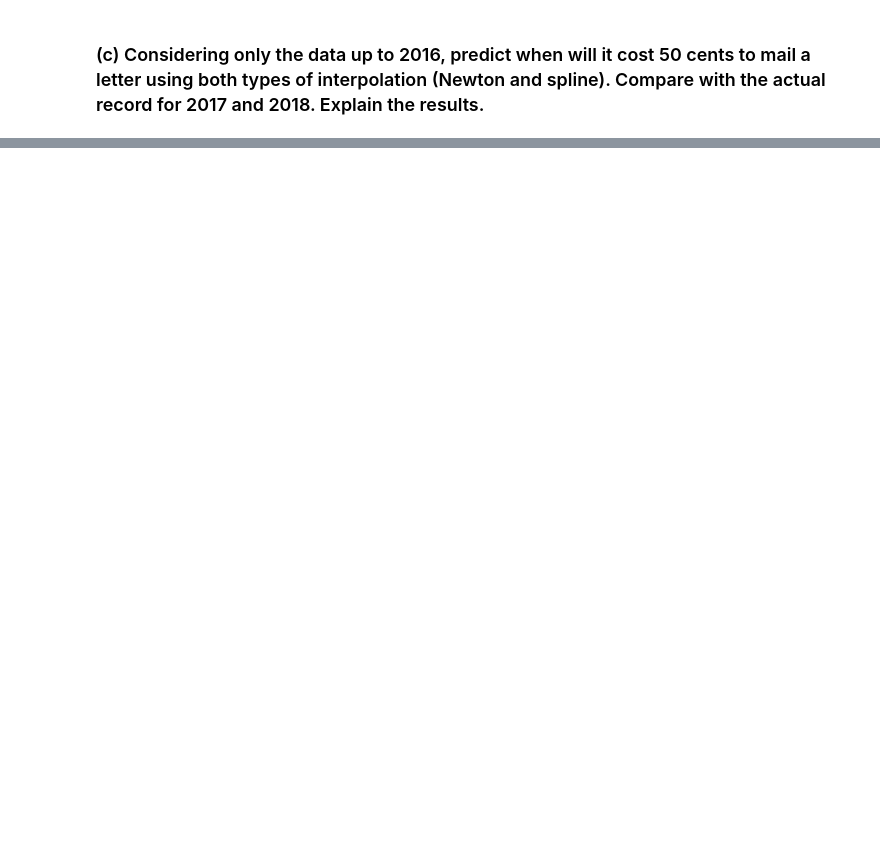
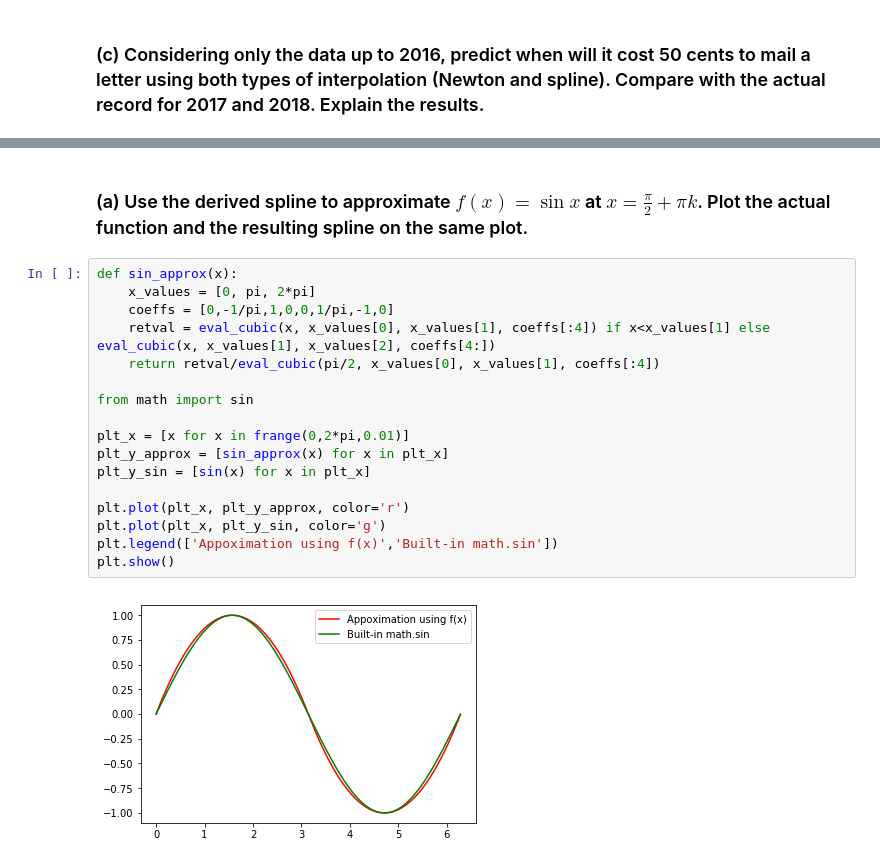
Before and after one commit to PooneetThaper/ScientificComputing, a Jupyter notebook: HW3/Homework 3 Pooneet Thaper.ipynb, the cells around one changed output, grey strips where cells are left out. Cells and saved outputs as stored; diff of their text form; blank space fills up the shorter version.

```diff
--- a/HW3/Homework 3 Pooneet Thaper.ipynb
+++ b/HW3/Homework 3 Pooneet Thaper.ipynb
@@ -508,0 +634,21 @@ Prices exceeds 50 cents according to SciPy's Cubic Spline at: 2019.3033333333333
+# %% [markdown]
+### (a) Use  the  derived  spline  to  approximate $f(x) = \sin x$ at $x=\frac{\pi}{2} + \pi k$. Plot the actual function and the resulting spline on the same plot.
+# %%
+def sin_approx(x):
+    x_values = [0, pi, 2*pi]
+    coeffs = [0,-1/pi,1,0,0,1/pi,-1,0]
+    retval = eval_cubic(x, x_values[0], x_values[1], coeffs[:4]) if x<x_values[1] else eval_cubic(x, x_values[1], x_values[2], coeffs[4:])
+    return retval/eval_cubic(pi/2, x_values[0], x_values[1], coeffs[:4])
+
+from math import sin
+
+plt_x = [x for x in frange(0,2*pi,0.01)]
+plt_y_approx = [sin_approx(x) for x in plt_x]
+plt_y_sin = [sin(x) for x in plt_x]
+
+plt.plot(plt_x, plt_y_approx, color='r')
+plt.plot(plt_x, plt_y_sin, color='g')
+plt.legend(['Appoximation using f(x)','Built-in math.sin'])
+plt.show()
+# %% [output]
+[figure, added]
```
Also changed, not shown: parts of 23 cells of this notebook.
